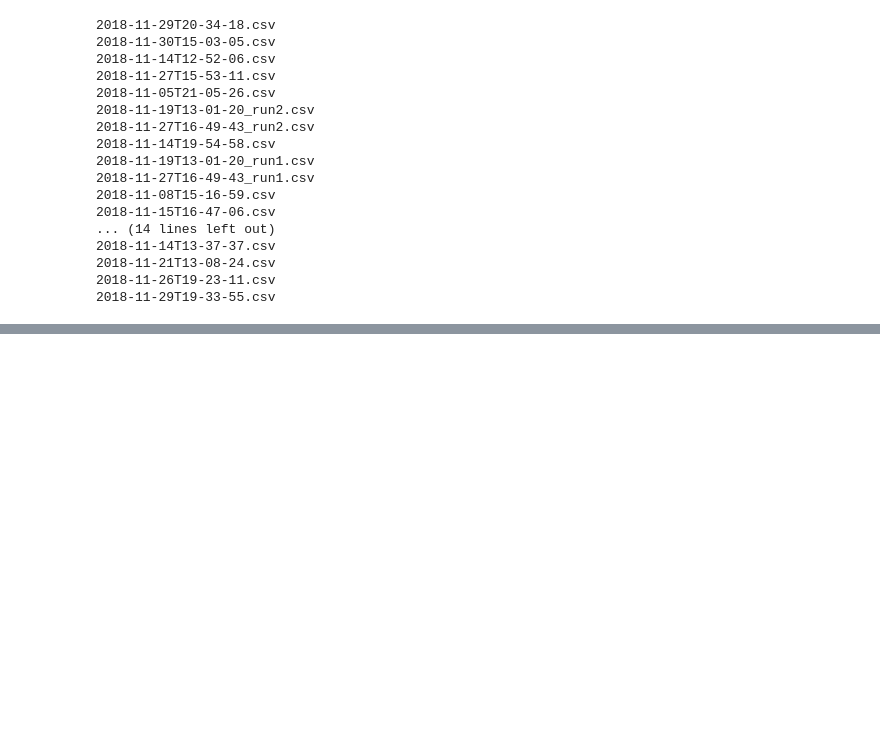
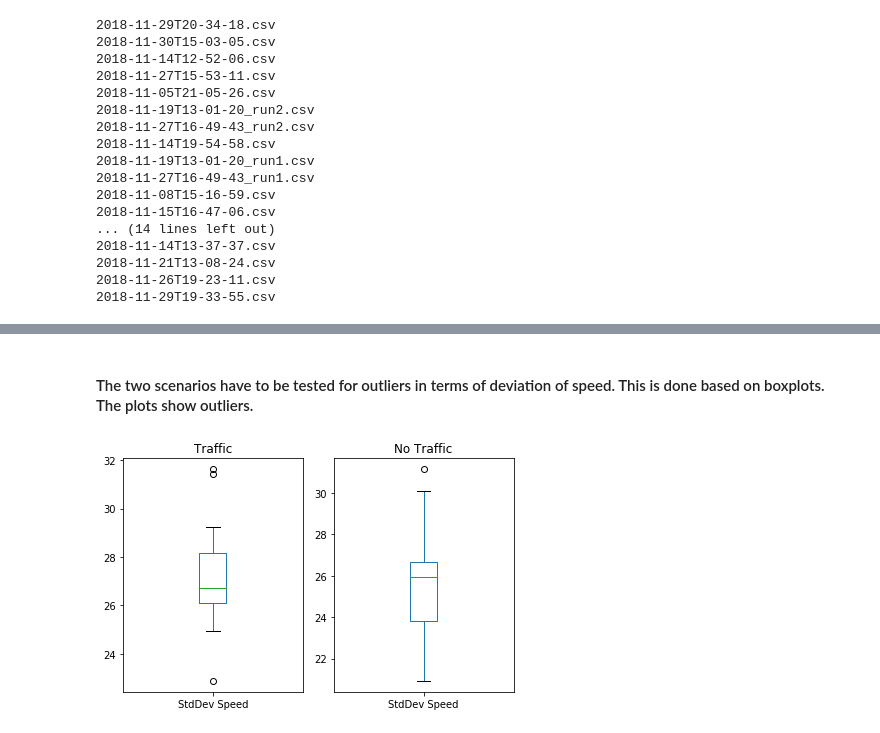
Before and after one commit to tjonas1/uri_csc593, a Jupyter notebook: homework/FinalProject_TimJonas.ipynb, the cells around one changed output, grey strips where cells are left out. Drawn from its saved outputs; the diff is of its cells as text; code cells hidden in the pictures; blank space fills up the shorter version.

```diff
--- a/homework/FinalProject_TimJonas.ipynb
+++ b/homework/FinalProject_TimJonas.ipynb
@@ -140,0 +219,19 @@ for i in range(len(fileList)):
+# %% [markdown]
+#### The two scenarios have to be tested for outliers in terms of deviation of speed. This is done based on boxplots. The plots show outliers.
+# %%
+# This defines the plot on the left hand side
+plt.subplot(1, 2, 1)
+# Title on the left
+plt.title('Traffic')
+#Data for boxplot left
+TotalDriveTraffic['StdDev Speed'].plot(kind='box')
+# This defines the plot on the right hand side
+plt.subplot(1, 2, 2)
+# Title on the right
+plt.title('No Traffic')
+# Data for plot on the right
+TotalDriveNoTraffic['StdDev Speed'].plot(kind='box')
+#Increase space between plots
+plt.tight_layout()
+# %% [output]
+[figure, added]
```
Also changed, not shown: parts of 52 cells of this notebook, 39 other files.
